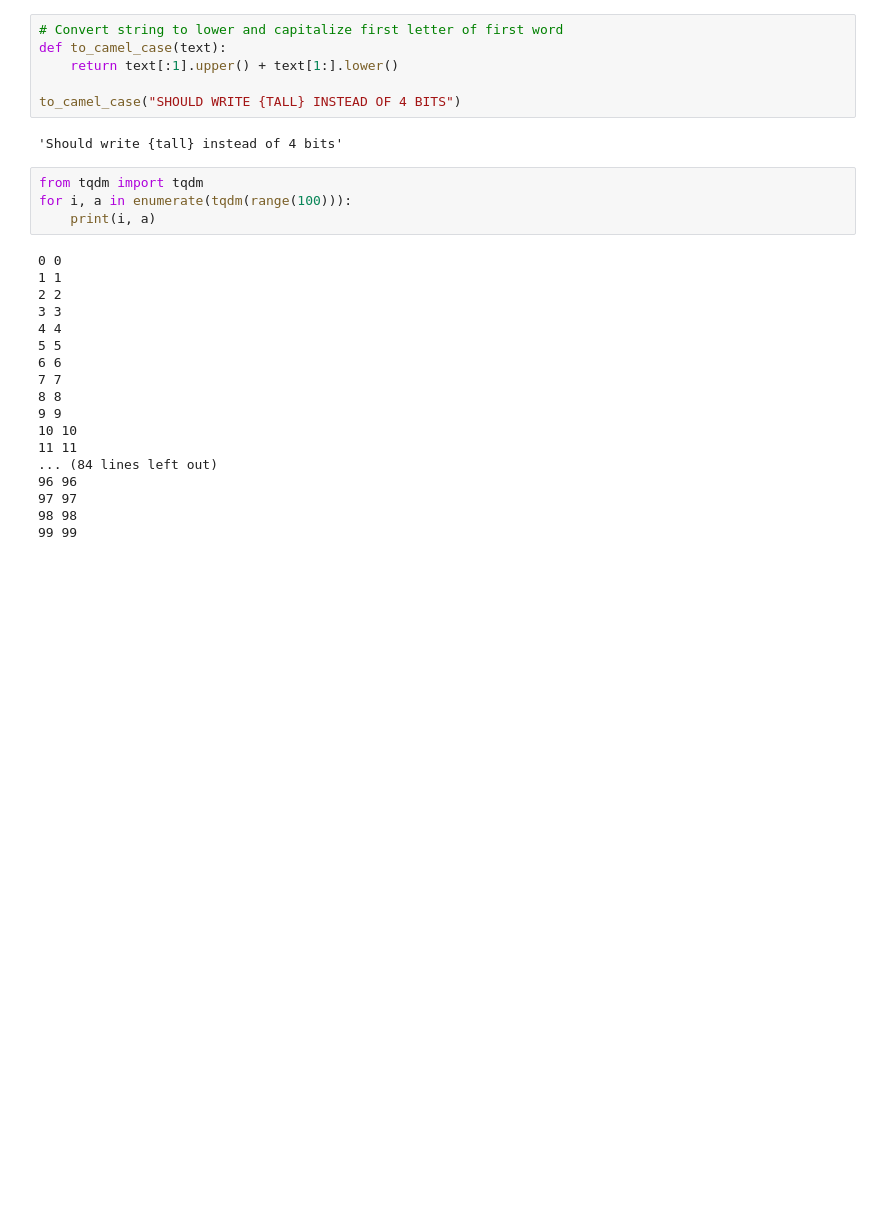
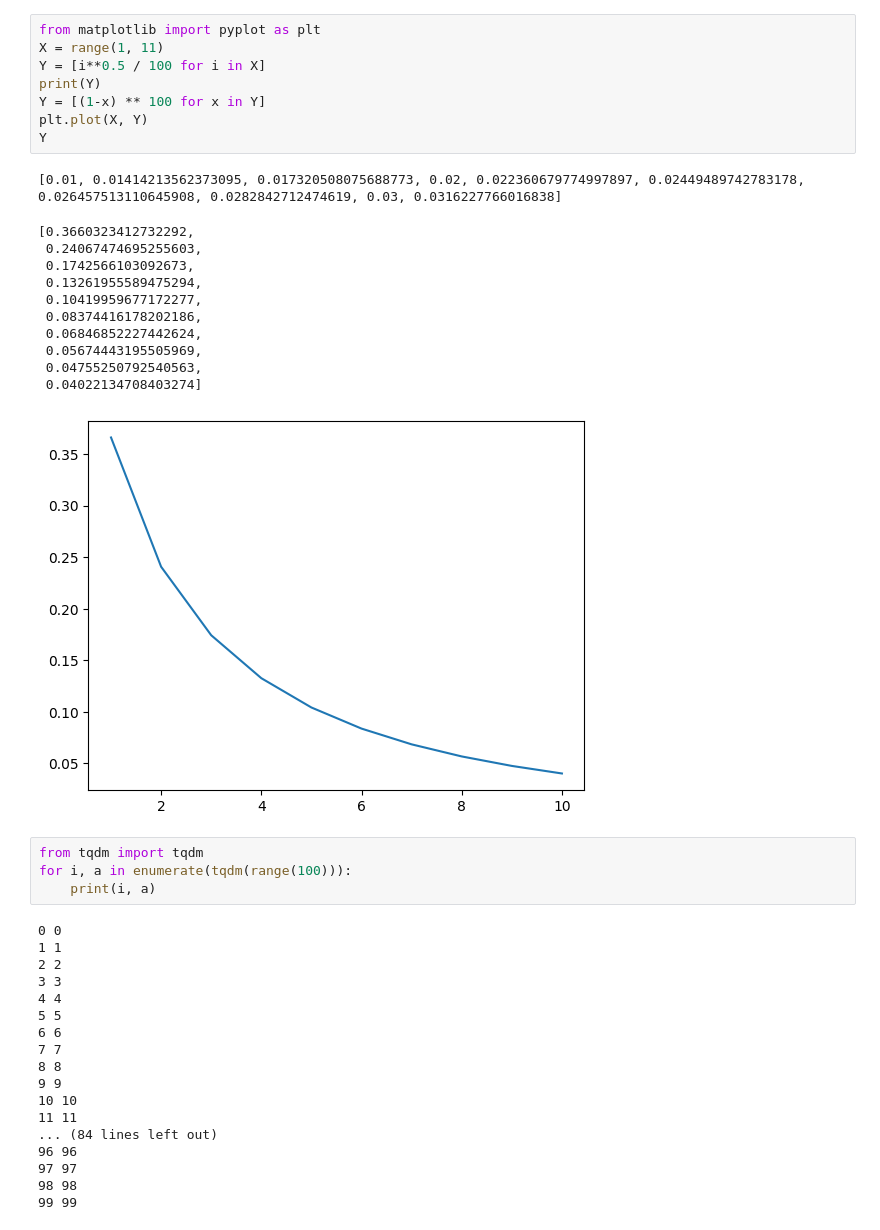
Before and after one commit to JasonMerit/Bachelors_DDA, a Jupyter notebook: notebook.ipynb, the cells around one changed output. Saved outputs shown, nothing was run; the diff lists cells and outputs as text; blank space fills up the shorter version.

```diff
--- a/notebook.ipynb
+++ b/notebook.ipynb
@@ -1,11 +1,24 @@
-# %%
-# Convert string to lower and capitalize first letter of first word
-def to_camel_case(text):
-    return text[:1].upper() + text[1:].lower()
-
-to_camel_case("SHOULD WRITE {TALL} INSTEAD OF 4 BITS")
-# %% [output]
-'Should write {tall} instead of 4 bits'
+# %%
+from matplotlib import pyplot as plt
+X = range(1, 11)
+Y = [i**0.5 / 100 for i in X]
+print(Y)
+Y = [(1-x) ** 100 for x in Y]
+plt.plot(X, Y)
+Y
+# %% [output]
+[0.01, 0.01414213562373095, 0.017320508075688773, 0.02, 0.022360679774997897, 0.02449489742783178, 0.026457513110645908, 0.0282842712474619, 0.03, 0.0316227766016838]
+[0.3660323412732292,
+ 0.24067474695255603,
+ 0.1742566103092673,
+ 0.13261955589475294,
+ 0.10419959677172277,
+ 0.08374416178202186,
+ 0.06846852227442624,
+ 0.05674443195505969,
+ 0.04755250792540563,
+ 0.04022134708403274]
+[figure, added]
 # %%
 from tqdm import tqdm
 for i, a in enumerate(tqdm(range(100))):
```
Also changed, not shown: parts of 1 cell of this notebook, 24 other files.
